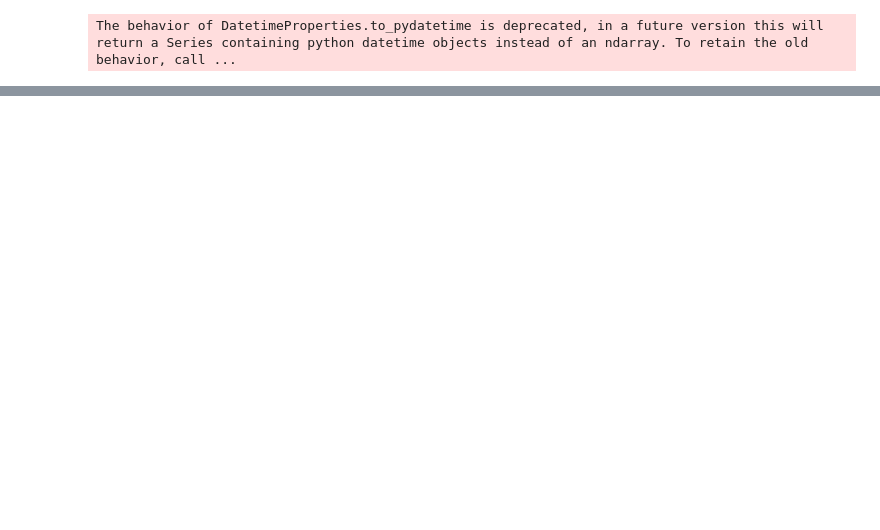
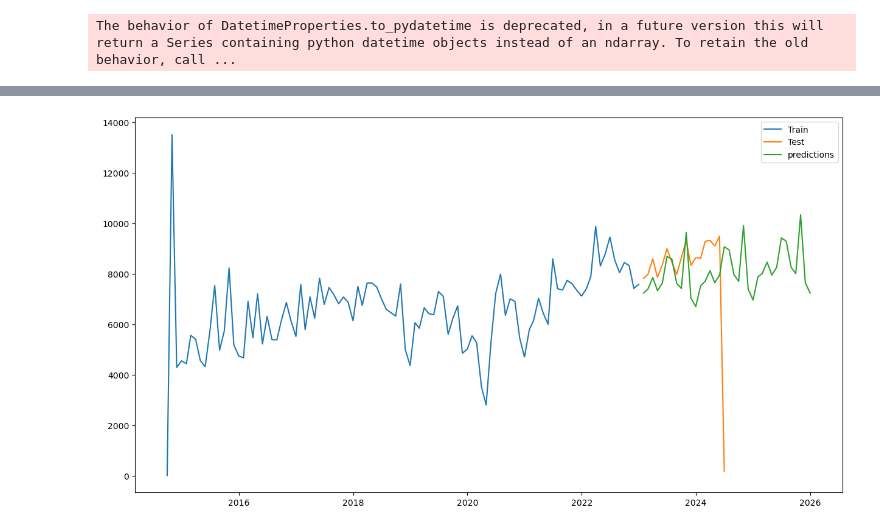
Before and after one commit to sgailly/DashBoardDistributeurPieces, a Jupyter notebook: sales_overtime.ipynb, the cells around one changed output, grey strips where cells are left out. Cells and saved outputs as stored; diff of their text form; code cells hidden in the pictures; blank space fills up the shorter version.

```diff
--- a/sales_overtime.ipynb
+++ b/sales_overtime.ipynb
@@ -43,0 +139,9 @@ The behavior of DatetimeProperties.to_pydatetime is deprecated, in a future vers
+# %%
+plt.figure(figsize=(15, 8))
+plt.plot(train['ds'], train['y'], label="Train")
+plt.plot(test['ds'], test['y'], label="Test")
+plt.plot(forecast[-horizon:]['ds'], forecast[-horizon:]['yhat'], label="predictions")
+plt.legend(loc="best")
+plt.show()
+# %% [output]
+[figure, added]
```
Also changed, not shown: parts of 18 cells of this notebook, 2 other files.
